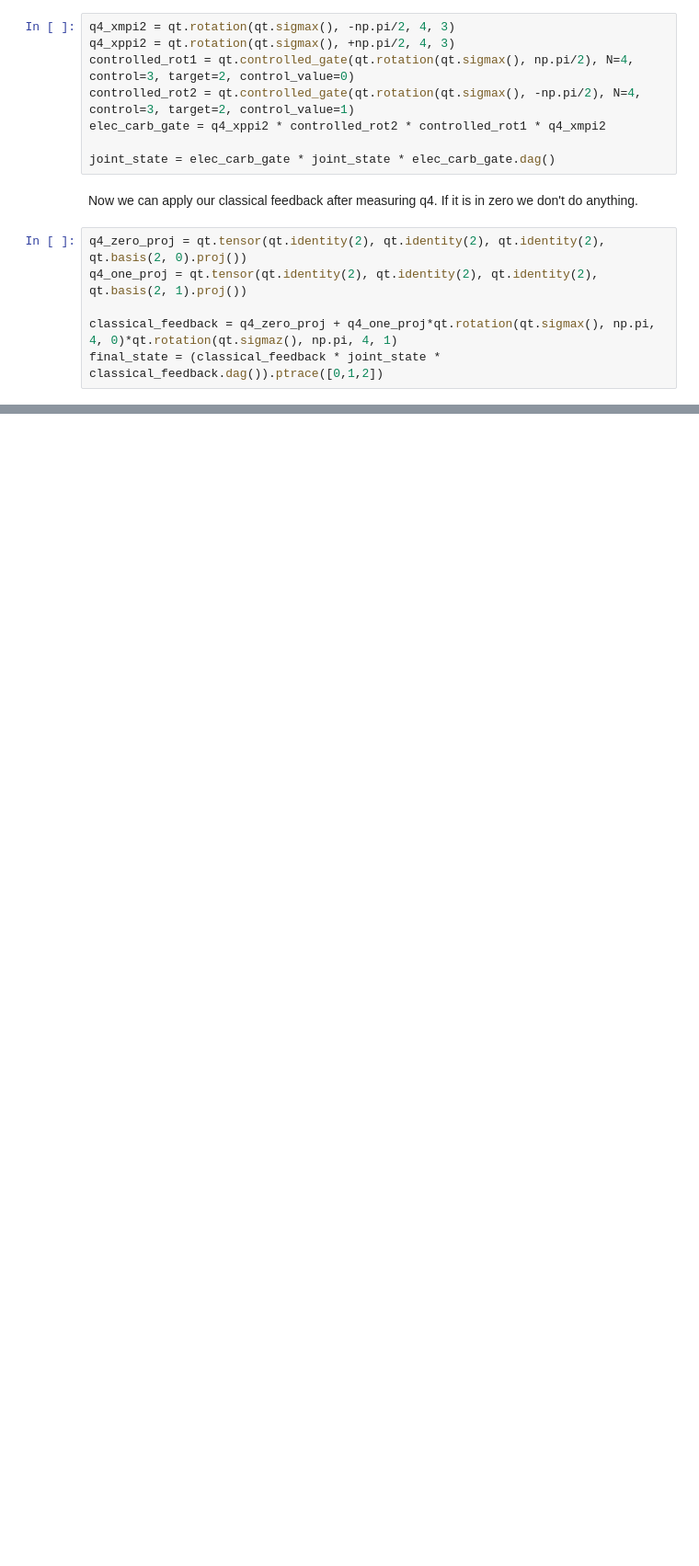
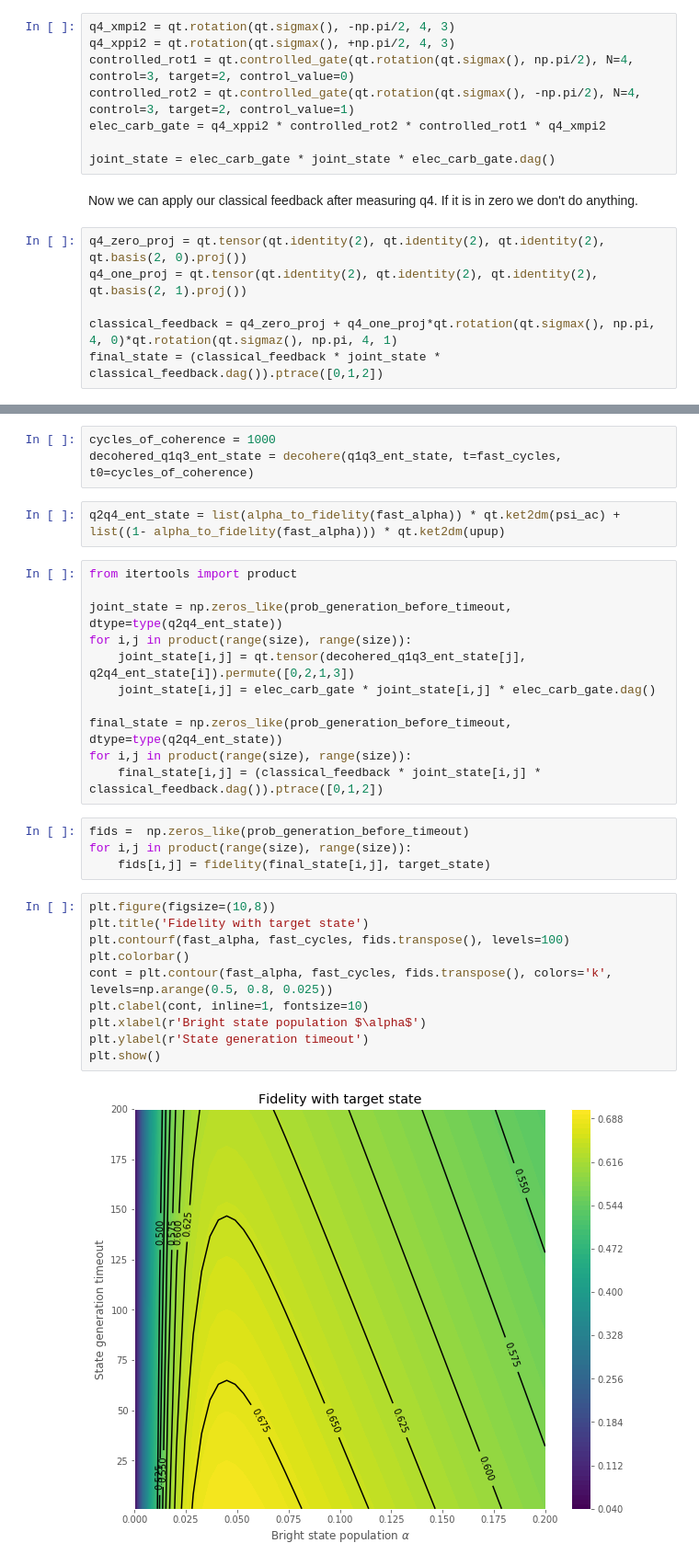
Before and after one commit to matpompili/go-nogo, a Jupyter notebook: Proposal.ipynb, the cells around one changed output, grey strips where cells are left out. Shown at 92% size. Drawn from its saved outputs; the diff is of its cells as text; blank space fills up the shorter version.

```diff
--- a/Proposal.ipynb
+++ b/Proposal.ipynb
@@ -237,0 +254,32 @@ Fidelity of GHZ-like final state with target state: 0.533
+# %%
+cycles_of_coherence = 1000
+decohered_q1q3_ent_state = decohere(q1q3_ent_state, t=fast_cycles, t0=cycles_of_coherence)
+# %%
+q2q4_ent_state = list(alpha_to_fidelity(fast_alpha)) * qt.ket2dm(psi_ac) + list((1- alpha_to_fidelity(fast_alpha))) * qt.ket2dm(upup)
+# %%
+from itertools import product
+
+joint_state = np.zeros_like(prob_generation_before_timeout, dtype=type(q2q4_ent_state))
+for i,j in product(range(size), range(size)):
+    joint_state[i,j] = qt.tensor(decohered_q1q3_ent_state[j], q2q4_ent_state[i]).permute([0,2,1,3])
+    joint_state[i,j] = elec_carb_gate * joint_state[i,j] * elec_carb_gate.dag()
+
+final_state = np.zeros_like(prob_generation_before_timeout, dtype=type(q2q4_ent_state))
+for i,j in product(range(size), range(size)):
+    final_state[i,j] = (classical_feedback * joint_state[i,j] * classical_feedback.dag()).ptrace([0,1,2])
+# %%
+fids =  np.zeros_like(prob_generation_before_timeout)
+for i,j in product(range(size), range(size)):
+    fids[i,j] = fidelity(final_state[i,j], target_state)
+# %%
+plt.figure(figsize=(10,8))
+plt.title('Fidelity with target state')
+plt.contourf(fast_alpha, fast_cycles, fids.transpose(), levels=100)
+plt.colorbar()
+cont = plt.contour(fast_alpha, fast_cycles, fids.transpose(), colors='k', levels=np.arange(0.5, 0.8, 0.025))
+plt.clabel(cont, inline=1, fontsize=10)
+plt.xlabel(r'Bright state population $\alpha$')
+plt.ylabel(r'State generation timeout')
+plt.show()
+# %% [output]
+[figure, added]
```
Also changed, not shown: parts of 24 cells of this notebook, 1 other file.
